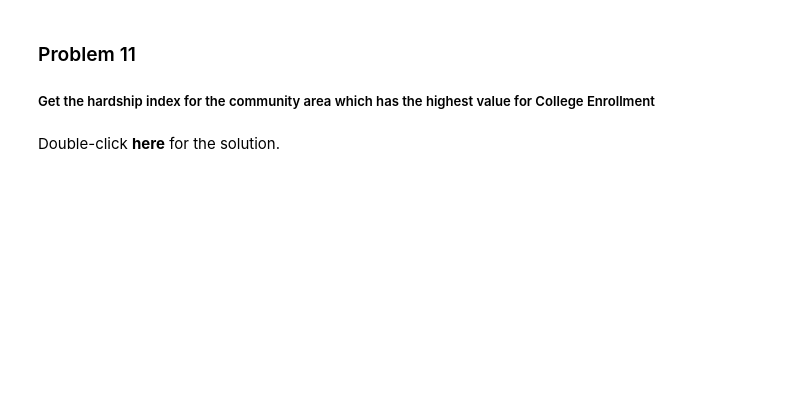
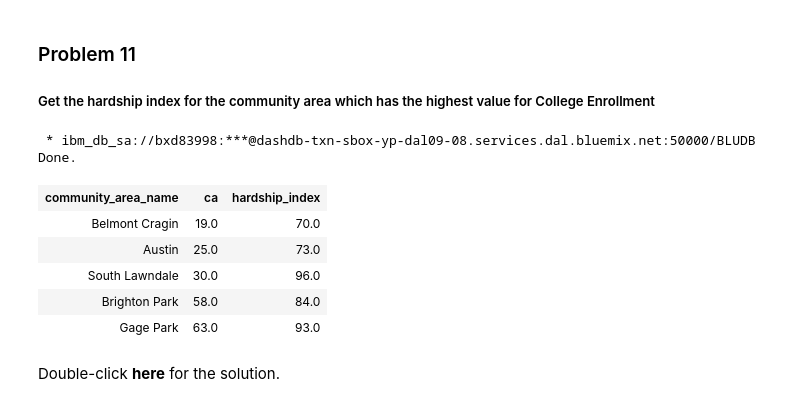
Before and after one commit to mjalalimanesh/IBM-SQL-DB2-Course, a Jupyter notebook: DB0201EN-Week4-1-1-RealDataPractice.ipynb, the cells around one changed output. Saved outputs shown, nothing was run; the diff lists cells and outputs as text; code cells hidden in the pictures; blank space fills up the shorter version.

```diff
--- a/DB0201EN-Week4-1-1-RealDataPractice.ipynb
+++ b/DB0201EN-Week4-1-1-RealDataPractice.ipynb
@@ -442,6 +423,26 @@ select hardship_index
 ### Problem 11
 
 ##### Get the hardship index for the community area which has the highest value for College Enrollment
+# %%
+%%sql
+SELECT COMMUNITY_AREA_NAME, ca, hardship_index
+  FROM chicago_socioeconomic_data
+  WHERE ca IN ( SELECT COMMUNITY_AREA_NUMBER FROM
+      (SELECT community_area_number, SUM(COLLEGE_ENROLLMENT) AS COLLEGE_ENROLLMENT_COUNT
+        FROM CHICAGO_PUBLIC_SCHOOLS
+        GROUP BY community_area_number
+        ORDER BY college_enrollment_count DESC
+        FETCH FIRST 5 ROWS ONLY)
+  );
+# %% [output]
+ * ibm_db_sa://bxd83998:***@dashdb-txn-sbox-yp-dal09-08.services.dal.bluemix.net:50000/BLUDB
+Done.
+| community_area_name | ca | hardship_index |
+| Belmont Cragin | 19.0 | 70.0 |
+| Austin | 25.0 | 73.0 |
+| South Lawndale | 30.0 | 96.0 |
+| Brighton Park | 58.0 | 84.0 |
+| Gage Park | 63.0 | 93.0 |
 # %% [markdown]
 Double-click **here** for the solution.
 
```
Also changed, not shown: parts of 10 cells of this notebook.
